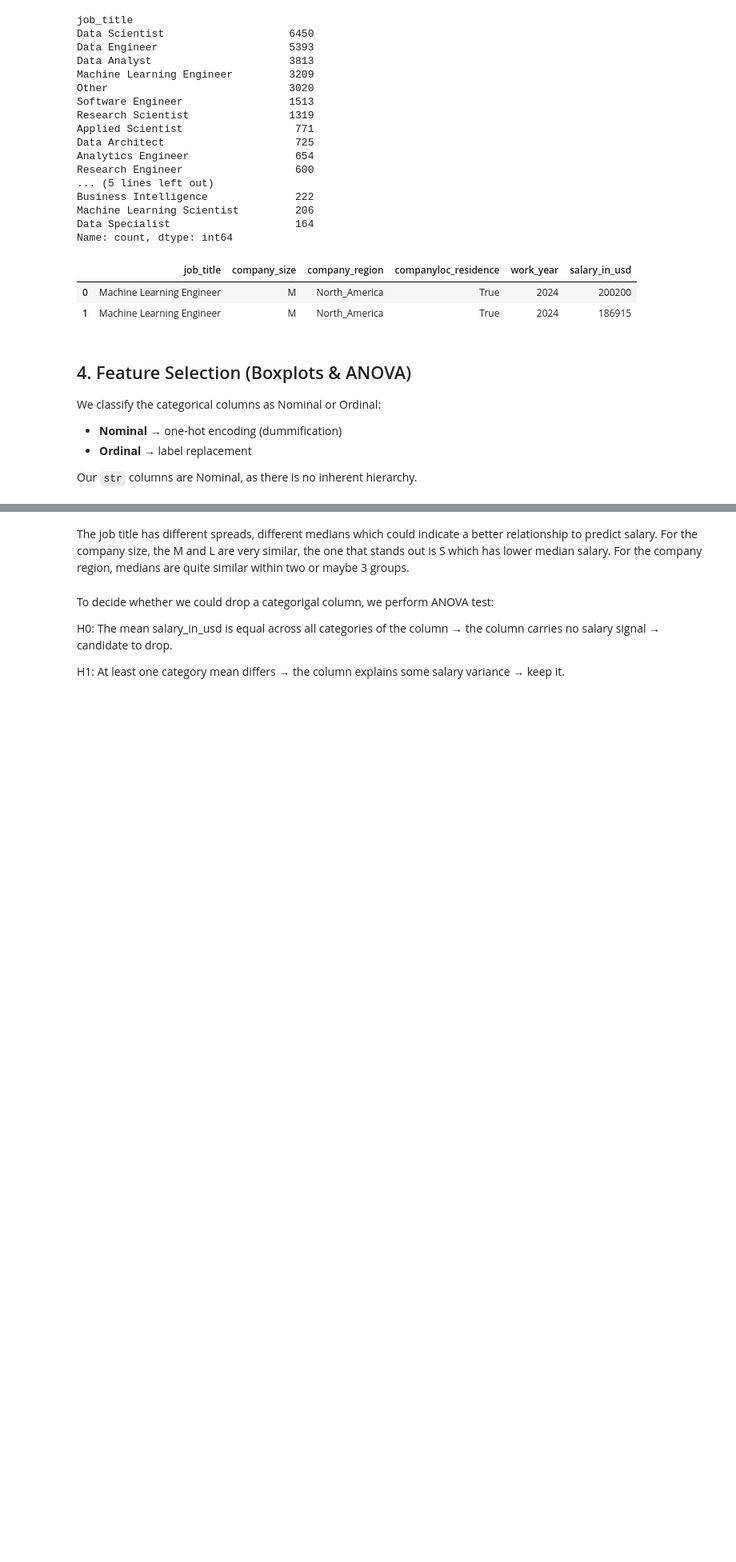
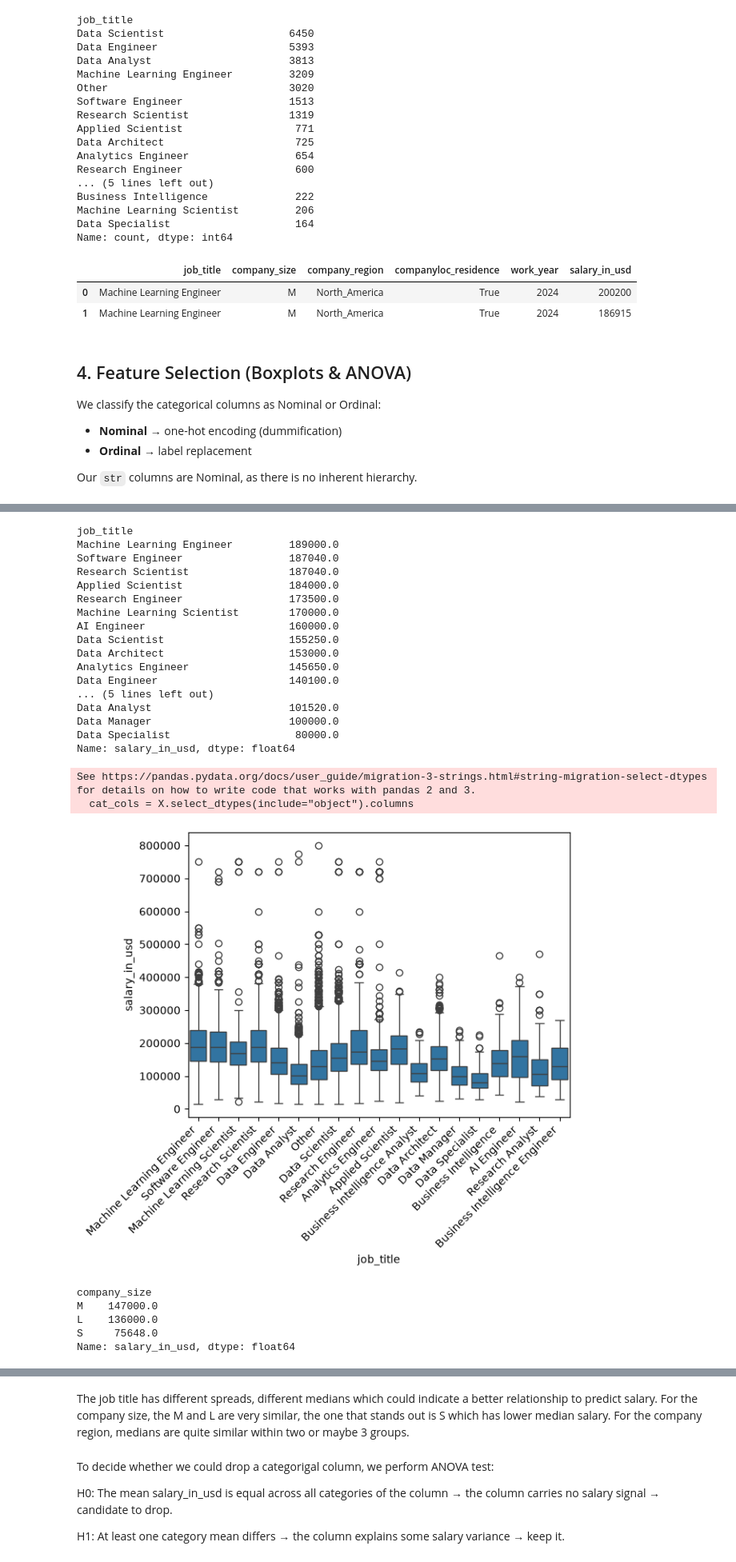
Before and after one commit to cadiyubu/Project_W7_CoffeeHealth, a Jupyter notebook: notebooks/explore_clean_modelingv2_diana.ipynb, the cells around one changed output, grey strips where cells are left out. Shown at 80% size. Saved outputs shown, nothing was run; the diff lists cells and outputs as text; code cells hidden in the pictures; blank space fills up the shorter version.

```diff
--- a/notebooks/explore_clean_modelingv2_diana.ipynb
+++ b/notebooks/explore_clean_modelingv2_diana.ipynb
@@ -260,14 +260,3 @@ We classify the categorical columns as Nominal or Ordinal:
 - **Ordinal** → label replacement
 
 Our `str` columns are Nominal, as there is no inherent hierarchy.
-# %%
-import seaborn as sns
-import matplotlib.pyplot as plt
-
-cat_cols = X.select_dtypes(include="object").columns
-
-for col in cat_cols:
-    print(df.groupby(col)["salary_in_usd"].median().sort_values(ascending=False))
-    sns.boxplot(data=df, x=col, y="salary_in_usd")
-    plt.xticks(rotation=90)
-    plt.show()
@@ -311,0 +263,51 @@ Name: salary_in_usd, dtype: float64
+# %%
+import seaborn as sns
+import matplotlib.pyplot as plt
+
+output_folder = '../figures'
+cat_cols = X.select_dtypes(include="object").columns
+
+for col in cat_cols:
+    print(df.groupby(col)["salary_in_usd"].median().sort_values(ascending=False))
+
+    # Create the plot
+    fig, ax = plt.subplots()
+    sns.boxplot(data=df, x=col, y="salary_in_usd", ax=ax)
+    ax.set_xticklabels(ax.get_xticklabels(), rotation=45, ha='right')
+
+    # Dynamic file naming using f-strings
+    file_path = f"{output_folder}/boxplot_{col}.png"
+
+    # Save the figure BEFORE plt.show()
+    plt.savefig(file_path, dpi=150, bbox_inches='tight')
+
+    plt.show()
+
+    # Clear the current figure for the next loop iteration
+    plt.close()
+# %% [output]
+job_title
+Machine Learning Engineer         189000.0
+Software Engineer                 187040.0
+Research Scientist                187040.0
+Applied Scientist                 184000.0
+Research Engineer                 173500.0
+Machine Learning Scientist        170000.0
+AI Engineer                       160000.0
+Data Scientist                    155250.0
+Data Architect                    153000.0
+Analytics Engineer                145650.0
+Data Engineer                     140100.0
+... (5 lines left out)
+Data Analyst                      101520.0
+Data Manager                      100000.0
+Data Specialist                    80000.0
+Name: salary_in_usd, dtype: float64
+See https://pandas.pydata.org/docs/user_guide/migration-3-strings.html#string-migration-select-dtypes for details on how to write code that works with pandas 2 and 3.
+  cat_cols = X.select_dtypes(include="object").columns
+[figure, added]
+company_size
+M    147000.0
+L    136000.0
+S     75648.0
+Name: salary_in_usd, dtype: float64
```
Also changed, not shown: parts of 12 cells of this notebook, 17 other files.
